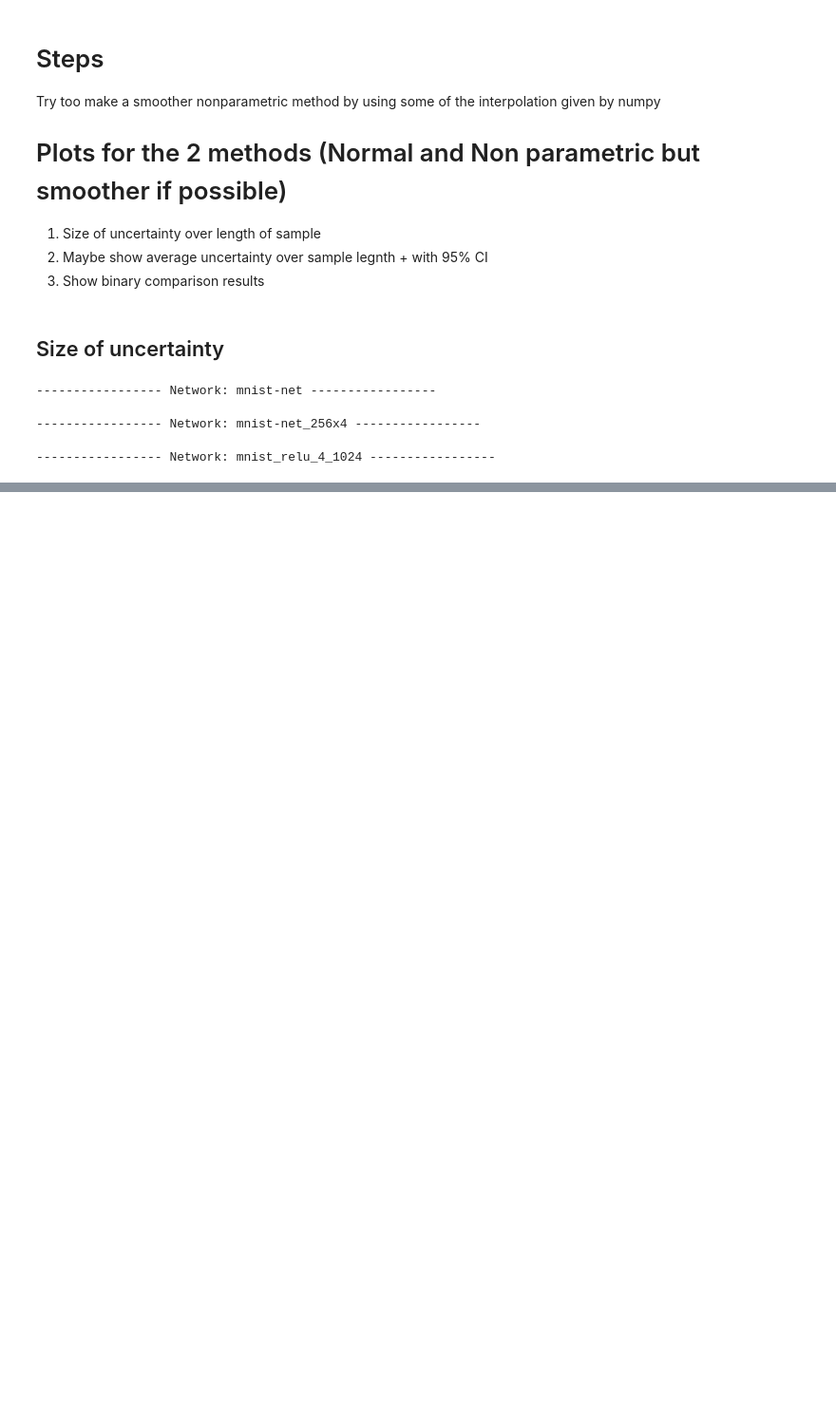
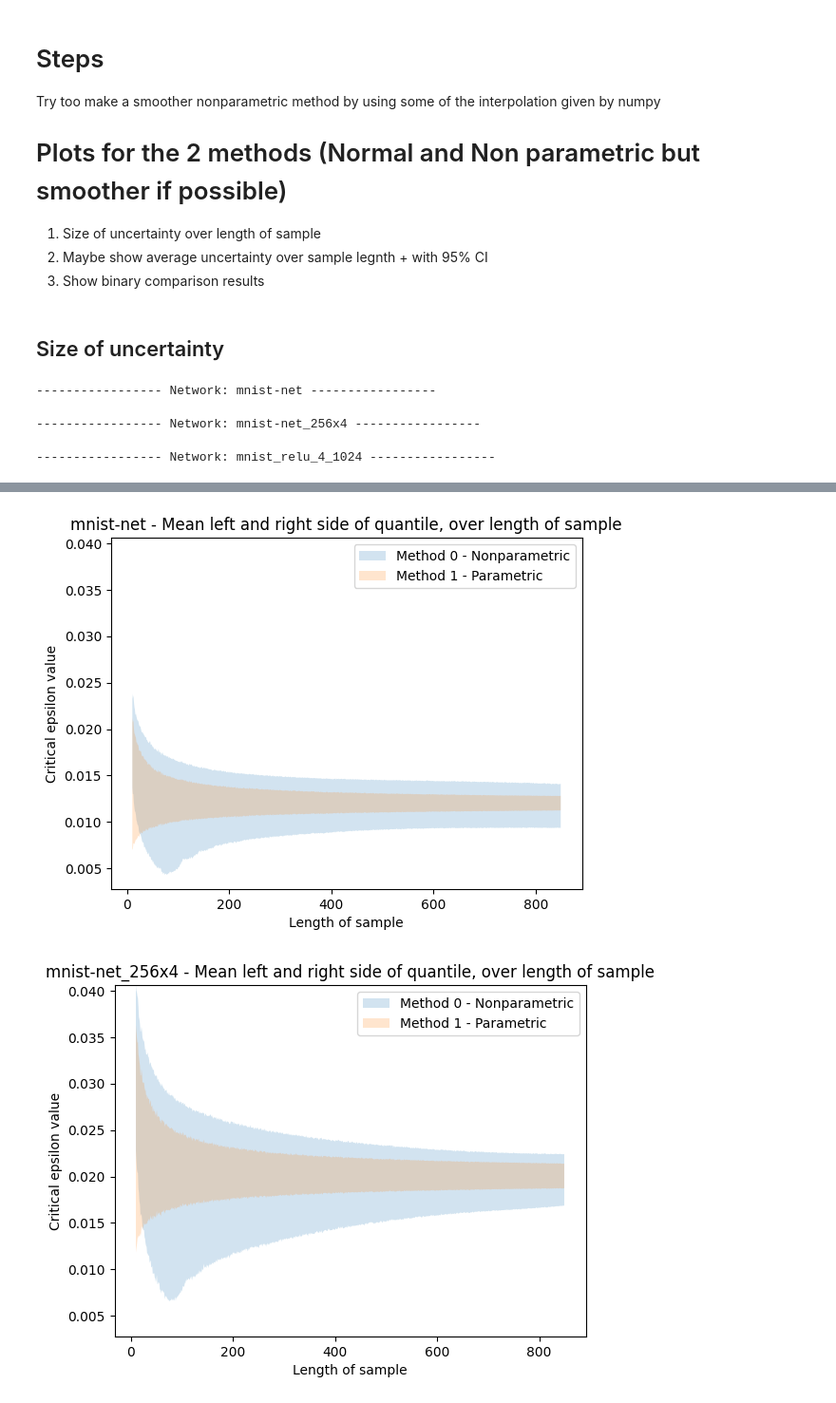
Before and after one commit to lionelkiel/Robustness-Metric, a Jupyter notebook: ResultsPlots.ipynb, the cells around one changed output, grey strips where cells are left out. Shown: that part at 95% size. Drawn from its saved outputs; the diff is of its cells as text; code cells hidden in the pictures; blank space fills up the shorter version.

```diff
--- a/ResultsPlots.ipynb
+++ b/ResultsPlots.ipynb
@@ -70,0 +53,5 @@ figs, axs = plot_uncertainty_size(dat, names = ['Nonparametric', 'Parametric'])
+# %%
+figs, axs = plot_uncertainty_distribution(dat, names = ['Nonparametric', 'Parametric'], plot_type='mean')
+# %% [output]
+[figure, added]
+[figure, added]
```
Also changed, not shown: parts of 9 cells of this notebook, 3 other files.
